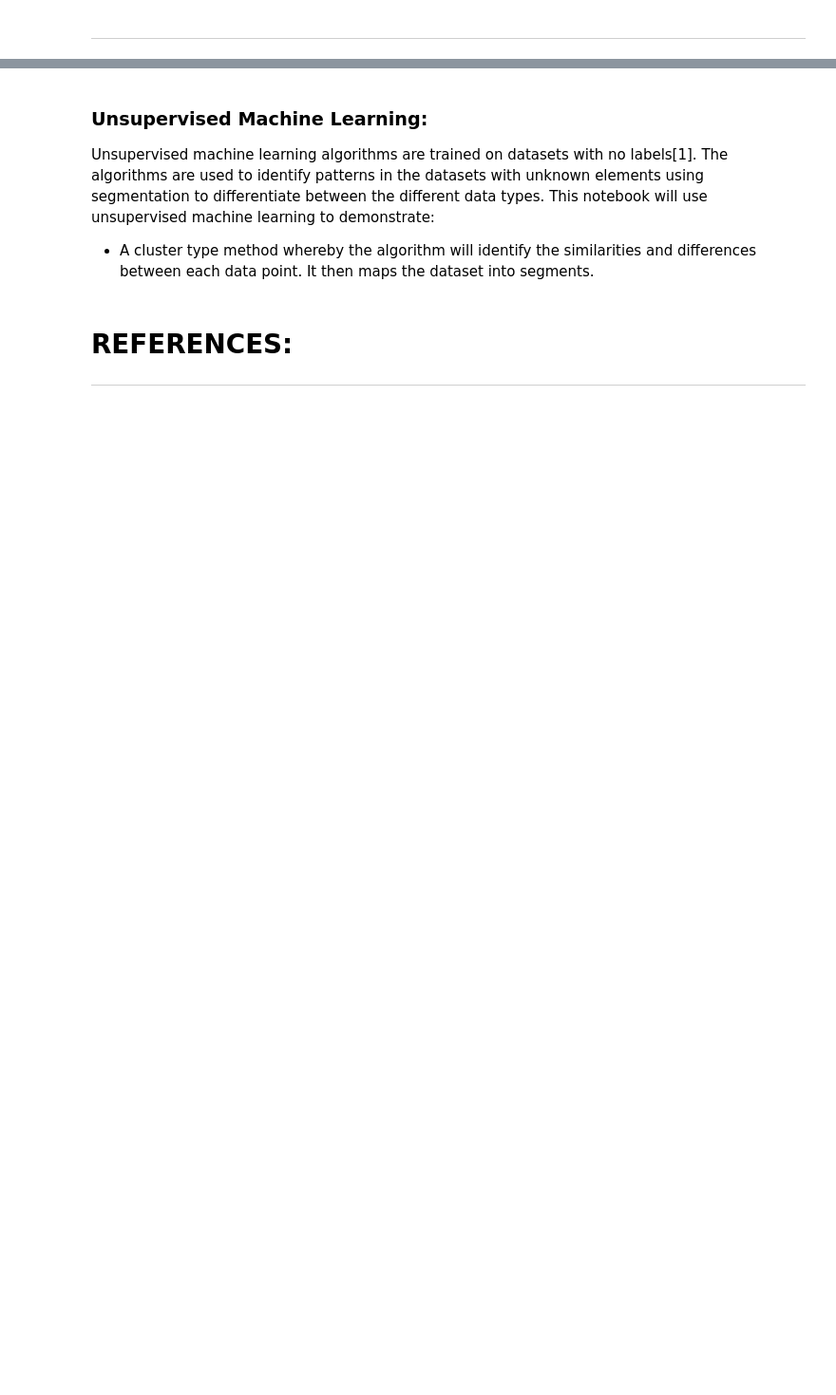
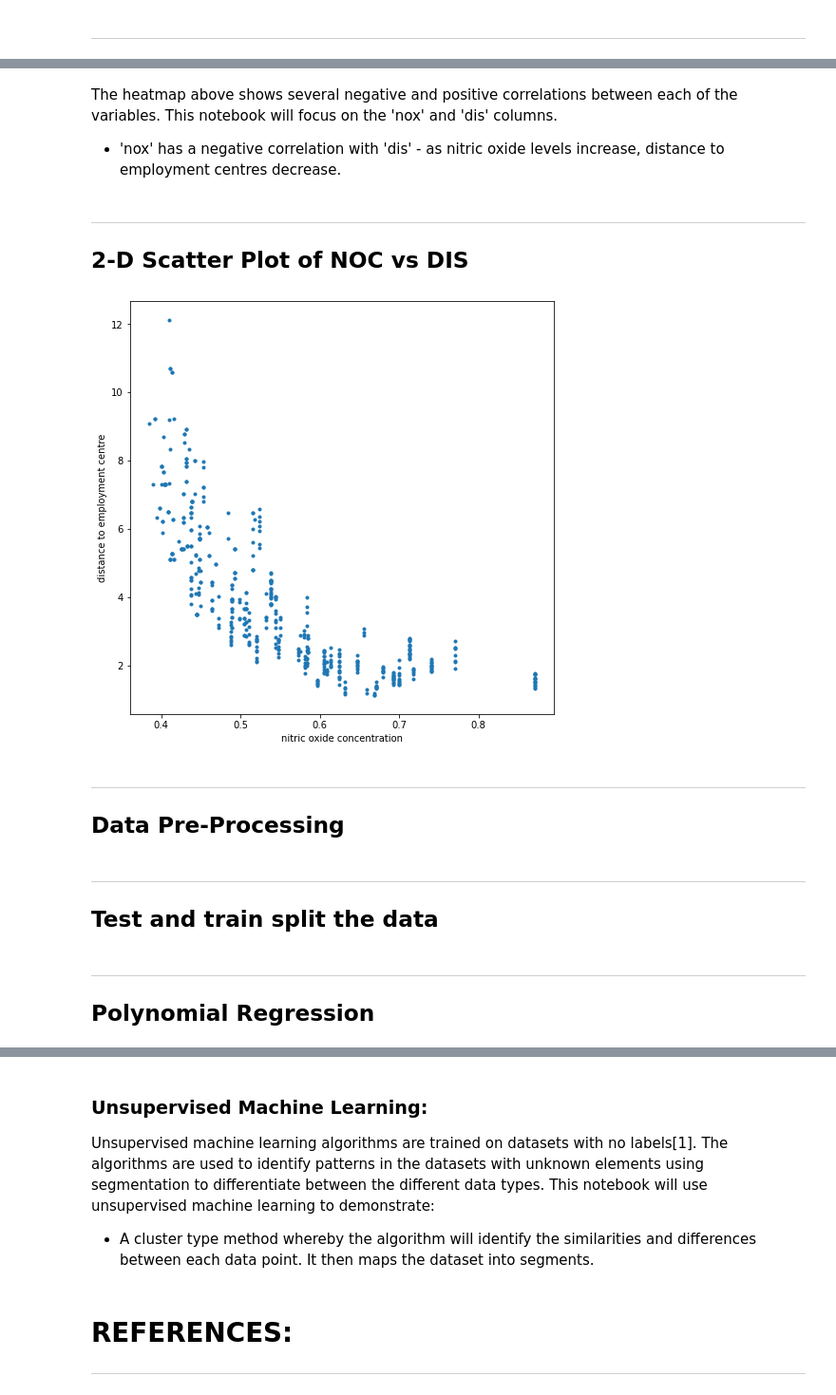
Before and after one commit to juliandunne1234/machineLearning_assesment_g00267940, a Jupyter notebook: scikit-learn.ipynb, the cells around one changed output, grey strips where cells are left out. Shown at 95% size. Cells and saved outputs as stored; diff of their text form; code cells hidden in the pictures; blank space fills up the shorter version.

```diff
--- a/scikit-learn.ipynb
+++ b/scikit-learn.ipynb
@@ -162,0 +201,21 @@ sns.lmplot(x="alcohol", y="volatile acidity", hue='quality', data=df_wine_mod, f
+# %% [markdown]
+The heatmap above shows several negative and positive correlations between each of the variables. This notebook will focus on the 'nox' and 'dis' columns.
+* 'nox' has a negative correlation with 'dis' - as nitric oxide levels increase, distance to employment centres decrease.
+# %% [markdown]
+***
+## 2-D Scatter Plot of NOC vs DIS
+# %%
+# New figure.
+fig, ax = plt.subplots(figsize=(8, 8))
+
+# Scatter plot.
+ax.plot(df_housing['nox'], df_housing['dis'], '.')
+
+# Set axis labels.
+ax.set_xlabel('nitric oxide concentration');
+ax.set_ylabel('distance to employment centre');
+# %% [output]
+[figure, added]
+# %% [markdown]
+***
+## Data Pre-Processing
@@ -162,0 +225,3 @@ sns.lmplot(x="alcohol", y="volatile acidity", hue='quality', data=df_wine_mod, f
+# %% [markdown]
+***
+## Test and train split the data
@@ -162,0 +234,3 @@ sns.lmplot(x="alcohol", y="volatile acidity", hue='quality', data=df_wine_mod, f
+# %% [markdown]
+***
+## Polynomial Regression
```
Also changed, not shown: parts of 27 cells of this notebook, 1 other file.
